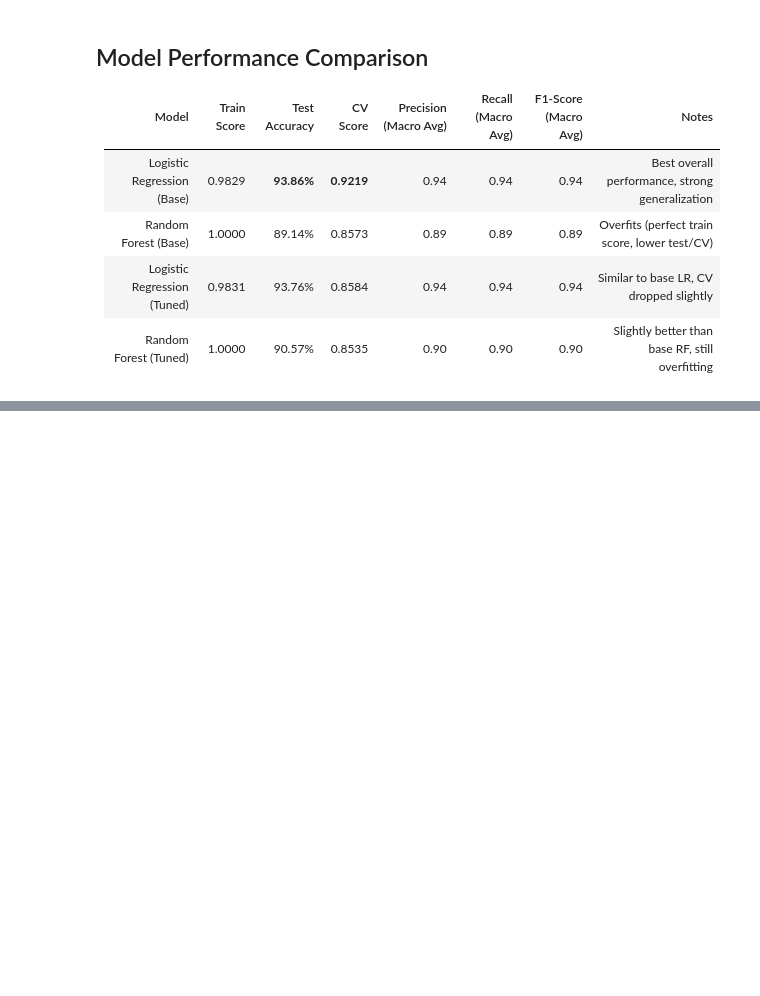
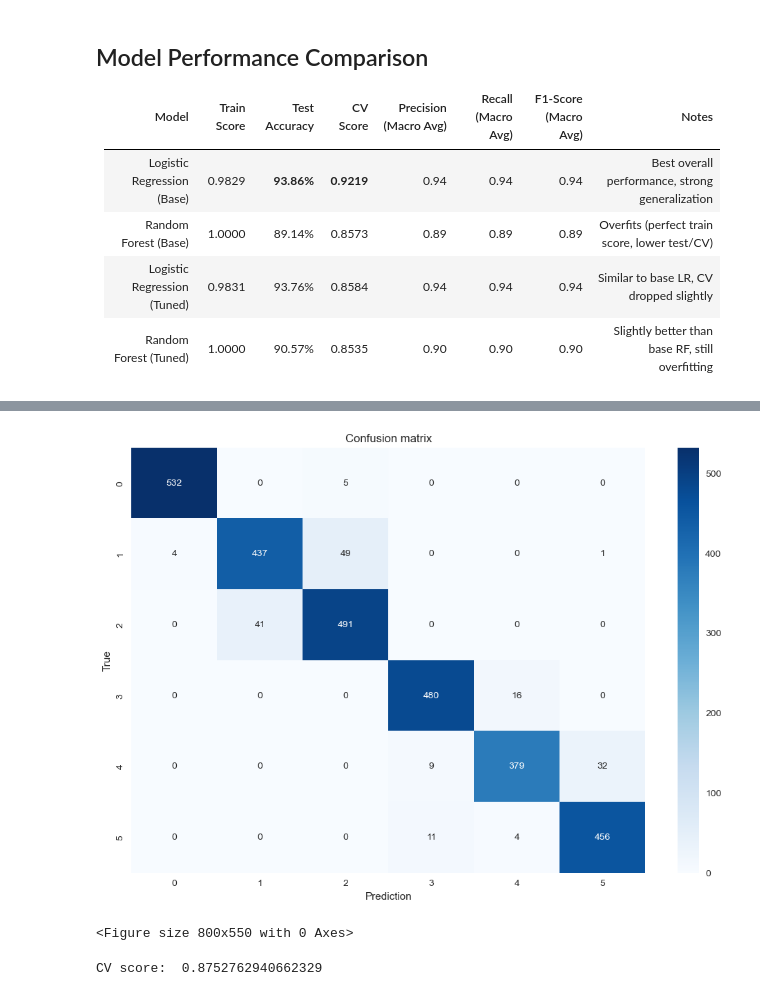
Before and after one commit to solar-node/Human-Activity-Recognition, a Jupyter notebook: human-activity-recognition.ipynb, the cells around one changed output, grey strips where cells are left out. Drawn from its saved outputs; the diff is of its cells as text; code cells hidden in the pictures; blank space fills up the shorter version.

Commit message:
Experimentation with XGBoost model

```diff
--- a/human-activity-recognition.ipynb
+++ b/human-activity-recognition.ipynb
@@ -873,0 +889,7 @@ CV score:  0.8535112862276113
+# %%
+from xgboost import XGBClassifier
+
+np.random.seed(42)
+xgb_model = XGBClassifier(eval_metric='mlogloss')
+
+xgb_model.fit(X_train_pca, y_train_transformed)
@@ -873,0 +1090,15 @@ CV score:  0.8535112862276113
+# %%
+np.random.seed(42)
+
+xgb_model_tuned = XGBClassifier(
+             colsample_bytree = 0.6,
+             gamma = 0,
+             learning_rate = 0.25,
+             max_depth = 3,
+             n_estimators = 550,
+             reg_alpha = 0,
+             reg_lambda = 1.5,
+             subsample = 0.6
+)
+
+xgb_model_tuned.fit(X_train_pca, y_train_transformed)
@@ -873,0 +1117,4 @@ CV score:  0.8535112862276113
+# %%
+# Making predictions
+xgb_preds = xgb_model_tuned.predict(X_test_pca)
+xgb_preds
@@ -873,0 +1145,24 @@ CV score:  0.8535112862276113
+# %%
+# Confusion matrix
+cm = confusion_matrix(y_test_transformed, xgb_preds)
+
+plt.figure(figsize=(12, 8))
+sns.heatmap(cm, annot= True, cmap='Blues', fmt='d') # fmt="d" forces integers
+plt.title("Confusion matrix")
+plt.xlabel("Prediction")
+plt.ylabel("True")
+plt.show();
+plt.savefig("Confusion matrix of Logistic Regression Tuned.png")
+# %% [output]
+[figure, added]
+<Figure size 800x550 with 0 Axes>
+# %%
+cv_scores = cross_val_score(xgb_model,
+                           X_train_pca,
+                           y_train_transformed,
+                           cv=5,
+                           scoring = "accuracy")
+
+print("CV score: ", cv_scores.mean())
+# %% [output]
+CV score:  0.8752762940662329
```
Also changed, not shown: parts of 17 cells of this notebook, 4 other files.
